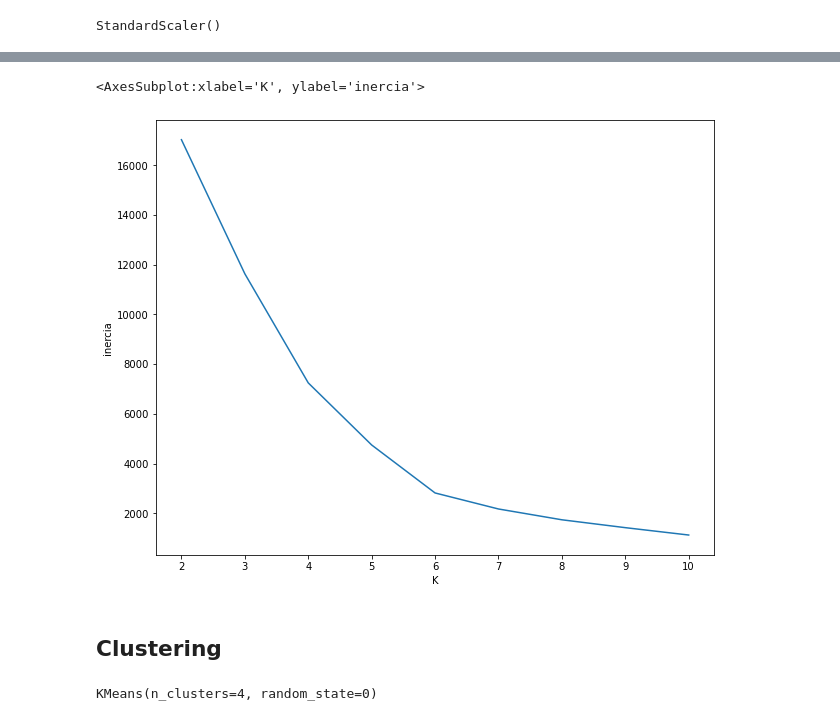
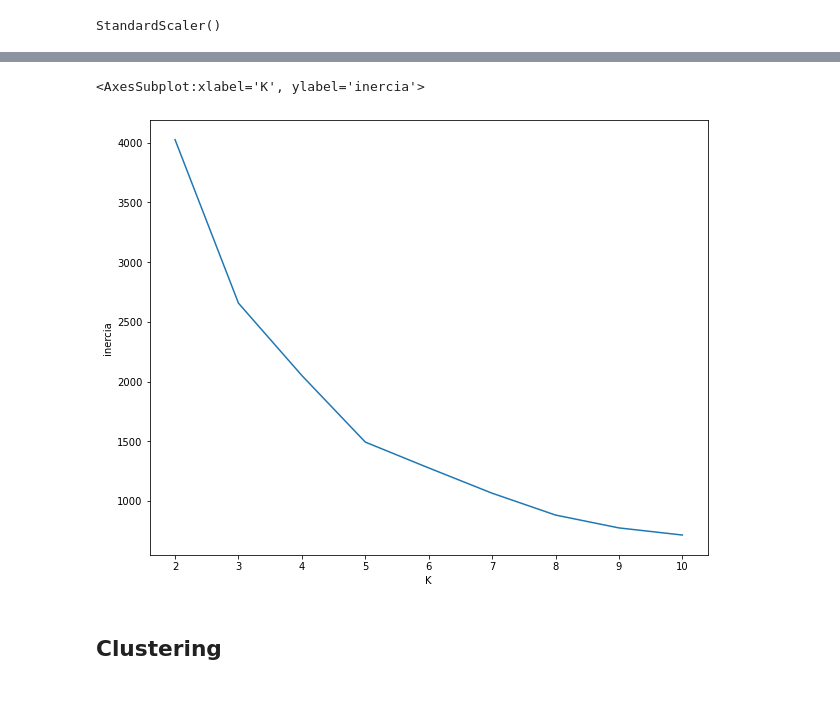
Before and after one commit to juasesan/RedFlag_analysis, a Jupyter notebook: Notebooks/4-Clustering.ipynb, the cells around one changed output, grey strips where cells are left out. Drawn from its saved outputs; the diff is of its cells as text; code cells hidden in the pictures.

Commit message:
Update clustering notebook

```diff
--- a/Notebooks/4-Clustering.ipynb
+++ b/Notebooks/4-Clustering.ipynb
@@ -42,0 +84,15 @@ df
+# %%
+dinero = ['NF010','NF031','NF059']
+tiempo = ['NF003','NF061','NF062','NF063']
+informacion = ['NF042','NF044','NF047']
+frecuencias = ['NF026','NF027']
+# %%
+total_ocurr = data['Ocurrencias']
+money = data[dinero].sum(axis=1) / total_ocurr
+time = data[tiempo].sum(axis=1) / total_ocurr
+information = data[informacion].sum(axis=1) / total_ocurr
+frequencies = data[frecuencias].sum(axis=1) / total_ocurr
+# %%
+data_reduce = pd.concat([data,money,time,information,frequencies], axis=1)
+data_reduce = pd.concat([data_reduce.iloc[:,0],data_reduce.iloc[:,-4:]], axis=1)
+data_reduce.columns = ['entidades','money','time','information','frequencies']
@@ -55,5 +125,5 @@ df[['rf_count', 'amount', 'direct', 'limited', 'open', 'selective']].corr()
 # %%
-X = df.loc[:,['rf_count', 'amount', 'direct', 'limited', 'open', 'selective']]
+X = data_reduce.iloc[:,1:]
 # %%
 sc = StandardScaler()
 sc.fit(X)
@@ -87,8 +157,8 @@ eva
 # %%
-plt.subplots(figsize=(10,8))
-sns.lineplot(data=eva, x='K', y='inercia')
+fig, ax = plt.subplots(figsize=(10,8))
+sns.lineplot(data = eva, x = "K", y = "inercia")
 # %% [output]
 <AxesSubplot:xlabel='K', ylabel='inercia'>
-[figure, old version]
+[figure, new version]
 # %% [markdown]
 ## Clustering
@@ -97,4 +164,0 @@ kmeans = KMeans(n_clusters=4, random_state=0)
-# %%
-kmeans.fit(X_norm)
-# %% [output]
-KMeans(n_clusters=4, random_state=0)
```
Also changed, not shown: parts of 52 cells of this notebook, 1 other file.
